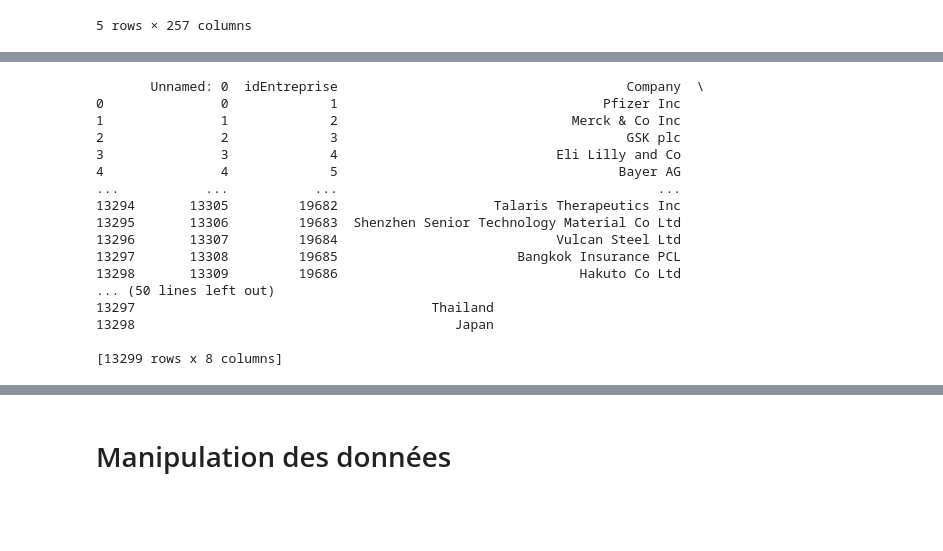
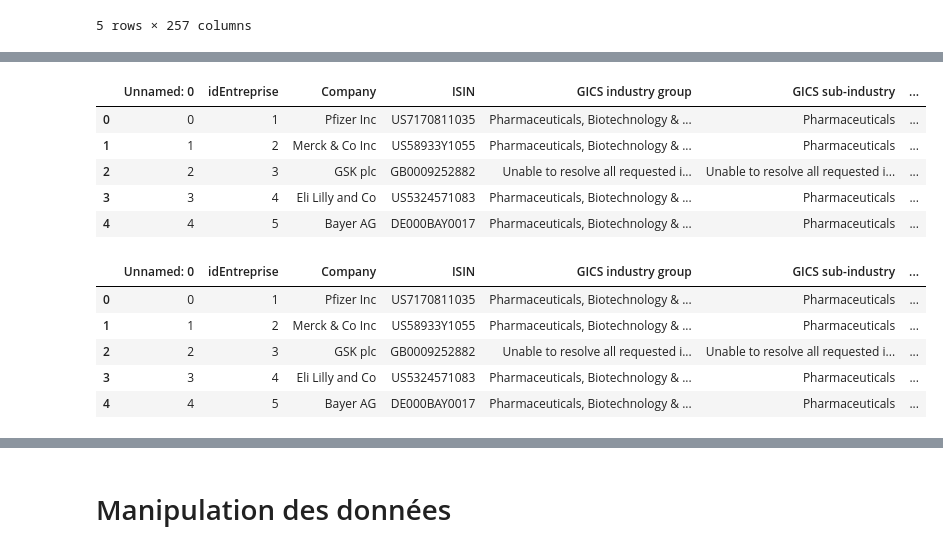
Before and after one commit to tgarnier067/Stat_app, a Jupyter notebook: Econometrie.ipynb, the cells around one changed output, grey strips where cells are left out. Cells and saved outputs as stored; diff of their text form; code cells hidden in the pictures; blank space fills up the shorter version.

```diff
--- a/Econometrie.ipynb
+++ b/Econometrie.ipynb
@@ -59,22 +55,22 @@ env_comm_score
 # %%
 # Nb de lignes avec erreur: 1 sur 13000
 covalence_id_firms = pd.read_csv('Universe_Listed_Covalence_31.07.2023_v2_updated.csv',sep=';',on_bad_lines='skip')
-covalence_id_firms.head(10)
+covalence_id_firms.head()
 # %% [output]
-       Unnamed: 0  idEntreprise                                     Company  \
-0               0             1                                  Pfizer Inc
-1               1             2                              Merck & Co Inc
-2               2             3                                     GSK plc
-3               3             4                            Eli Lilly and Co
-4               4             5                                    Bayer AG
-...           ...           ...                                         ...
-13294       13305         19682                    Talaris Therapeutics Inc
-13295       13306         19683  Shenzhen Senior Technology Material Co Ltd
-13296       13307         19684                            Vulcan Steel Ltd
-13297       13308         19685                       Bangkok Insurance PCL
-13298       13309         19686                               Hakuto Co Ltd
-... (50 lines left out)
-13297                                      Thailand
-13298                                         Japan
-
-[13299 rows x 8 columns]
+|  | Unnamed: 0 | idEntreprise | Company | ISIN | GICS industry group | GICS sub-industry | ... |
+| 0 | 0 | 1 | Pfizer Inc | US7170811035 | Pharmaceuticals, Biotechnology & ... | Pharmaceuticals | ... |
+| 1 | 1 | 2 | Merck & Co Inc | US58933Y1055 | Pharmaceuticals, Biotechnology & ... | Pharmaceuticals | ... |
+| 2 | 2 | 3 | GSK plc | GB0009252882 | Unable to resolve all requested i... | Unable to resolve all requested i... | ... |
+| 3 | 3 | 4 | Eli Lilly and Co | US5324571083 | Pharmaceuticals, Biotechnology & ... | Pharmaceuticals | ... |
+| 4 | 4 | 5 | Bayer AG | DE000BAY0017 | Pharmaceuticals, Biotechnology & ... | Pharmaceuticals | ... |
+# %%
+covalence_id_firms.to_pickle('covalence_id_firms.pkl')
+covalence_id_firms = pd.read_pickle('covalence_id_firms.pkl')
+covalence_id_firms.head()
+# %% [output]
+|  | Unnamed: 0 | idEntreprise | Company | ISIN | GICS industry group | GICS sub-industry | ... |
+| 0 | 0 | 1 | Pfizer Inc | US7170811035 | Pharmaceuticals, Biotechnology & ... | Pharmaceuticals | ... |
+| 1 | 1 | 2 | Merck & Co Inc | US58933Y1055 | Pharmaceuticals, Biotechnology & ... | Pharmaceuticals | ... |
+| 2 | 2 | 3 | GSK plc | GB0009252882 | Unable to resolve all requested i... | Unable to resolve all requested i... | ... |
+| 3 | 3 | 4 | Eli Lilly and Co | US5324571083 | Pharmaceuticals, Biotechnology & ... | Pharmaceuticals | ... |
+| 4 | 4 | 5 | Bayer AG | DE000BAY0017 | Pharmaceuticals, Biotechnology & ... | Pharmaceuticals | ... |
```
Also changed, not shown: parts of 12 cells of this notebook, 5 other files.
